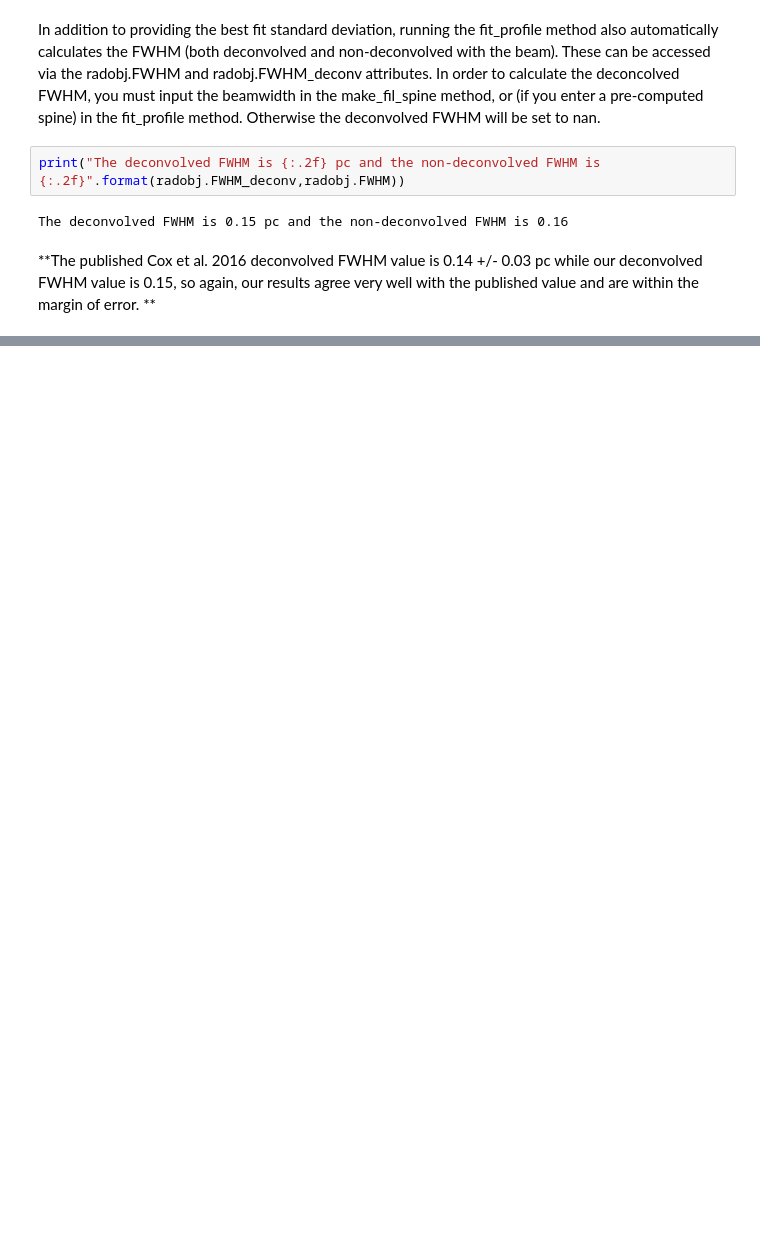
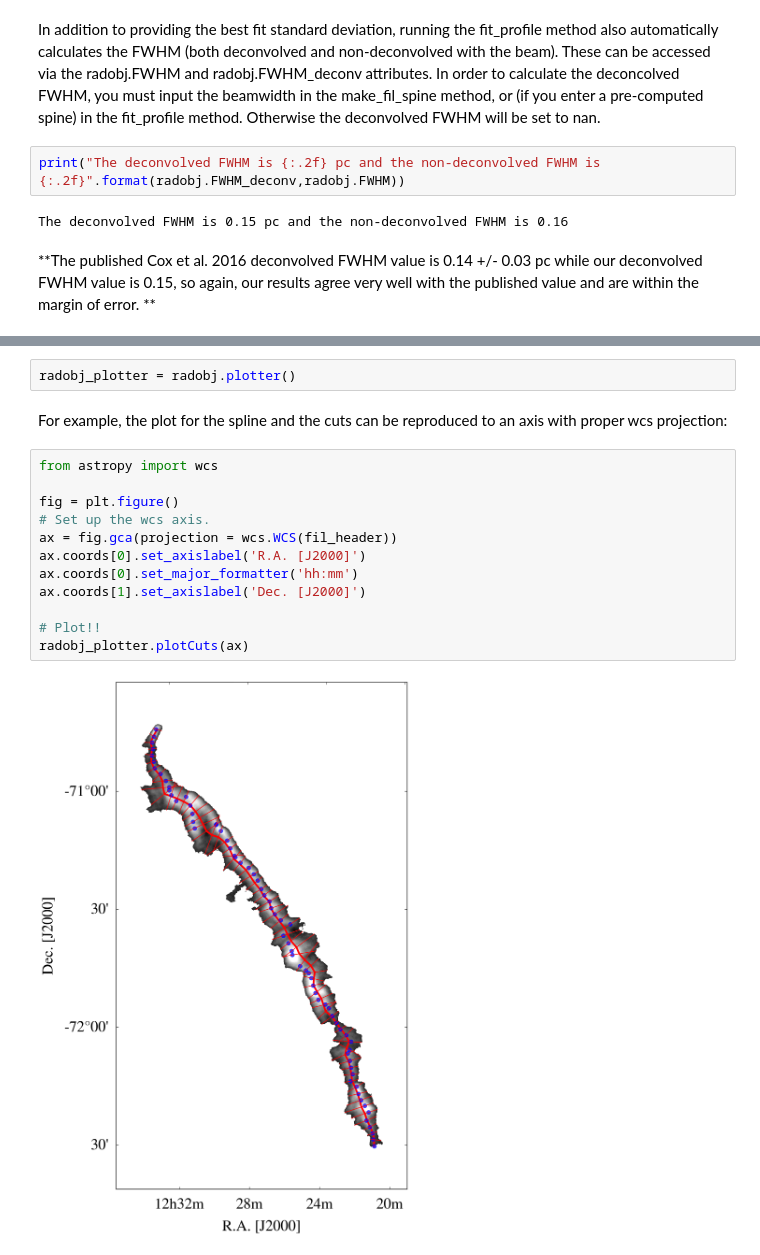
Before and after one commit to catherinezucker/radfil, a Jupyter notebook: RadFil_Tutorial.ipynb, the cells around one changed output, grey strips where cells are left out. Drawn from its saved outputs; the diff is of its cells as text; blank space fills up the shorter version.

```diff
--- a/RadFil_Tutorial.ipynb
+++ b/RadFil_Tutorial.ipynb
@@ -171,0 +179,18 @@ The deconvolved FWHM is 0.15 pc and the non-deconvolved FWHM is 0.16
+# %%
+radobj_plotter = radobj.plotter()
+# %% [markdown]
+For example, the plot for the spline and the cuts can be reproduced to an axis with proper wcs projection:
+# %%
+from astropy import wcs
+
+fig = plt.figure()
+# Set up the wcs axis.
+ax = fig.gca(projection = wcs.WCS(fil_header))
+ax.coords[0].set_axislabel('R.A. [J2000]')
+ax.coords[0].set_major_formatter('hh:mm')
+ax.coords[1].set_axislabel('Dec. [J2000]')
+
+# Plot!!
+radobj_plotter.plotCuts(ax)
+# %% [output]
+[figure, added]
```
Also changed, not shown: parts of 11 cells of this notebook, 2 other files.
